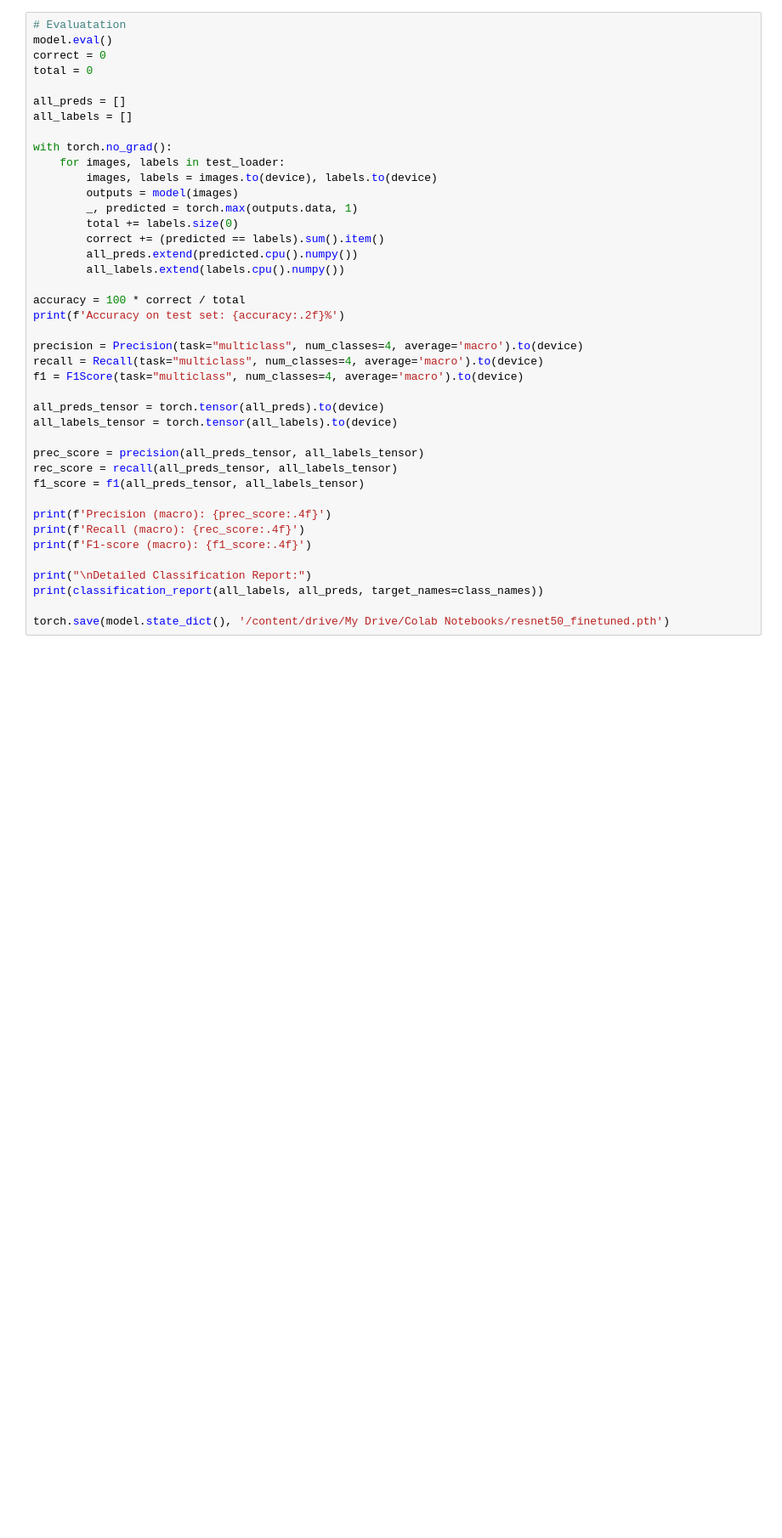
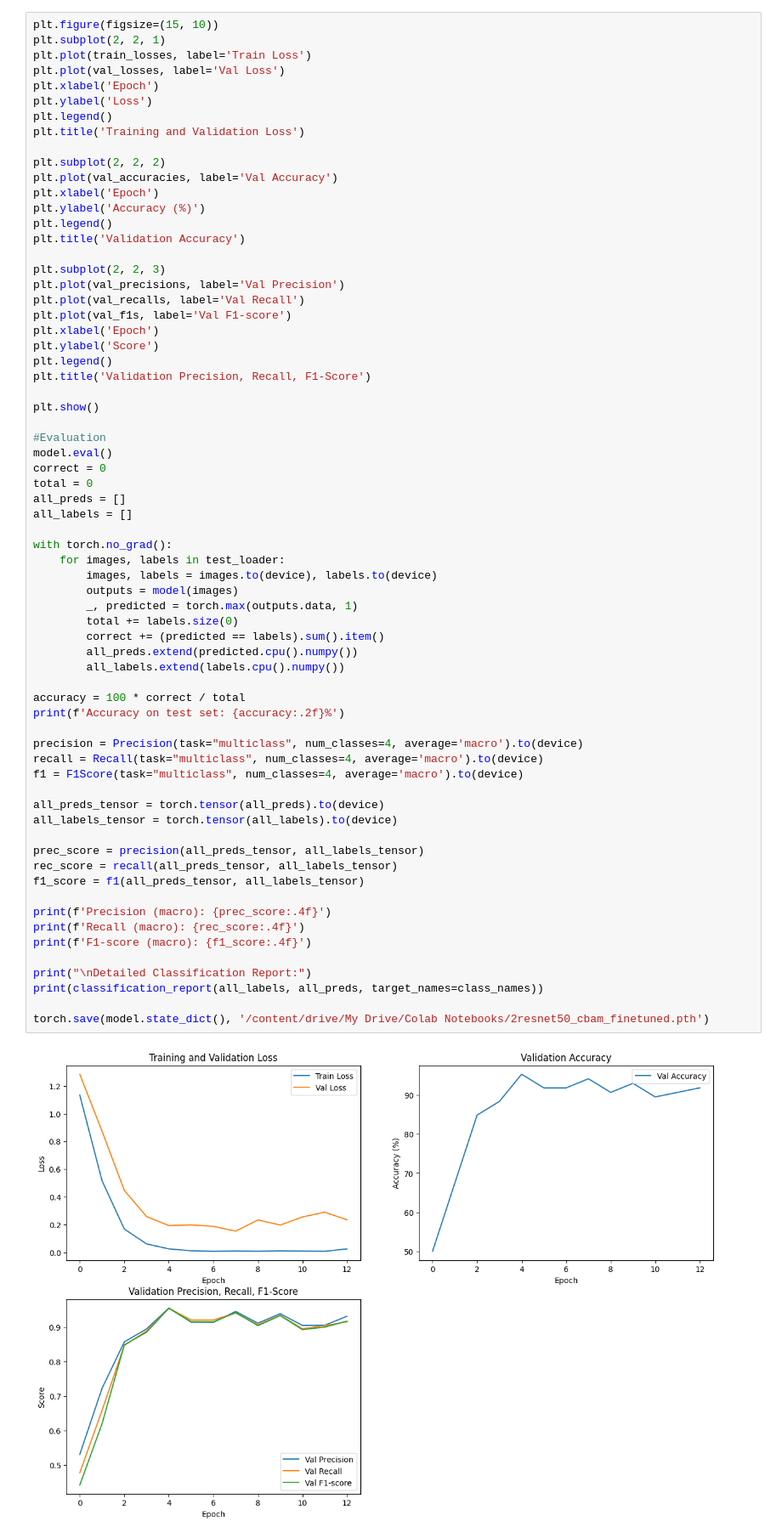
Before and after one commit to iranfromiran/computer-vision-brain-tumor, a Jupyter notebook: ai_brain_tumor.ipynb, the cells around one changed output. Shown: that part at 85% size. Drawn from its saved outputs; the diff is of its cells as text; blank space fills up the shorter version.

```diff
--- a/ai_brain_tumor.ipynb
+++ b/ai_brain_tumor.ipynb
@@ -247,9 +266,35 @@ Training Finished!
 # %%
-# Evaluatation
+plt.figure(figsize=(15, 10))
+plt.subplot(2, 2, 1)
+plt.plot(train_losses, label='Train Loss')
+plt.plot(val_losses, label='Val Loss')
+plt.xlabel('Epoch')
+plt.ylabel('Loss')
+plt.legend()
+plt.title('Training and Validation Loss')
+
+plt.subplot(2, 2, 2)
+plt.plot(val_accuracies, label='Val Accuracy')
+plt.xlabel('Epoch')
+plt.ylabel('Accuracy (%)')
+plt.legend()
+plt.title('Validation Accuracy')
+
+plt.subplot(2, 2, 3)
+plt.plot(val_precisions, label='Val Precision')
+plt.plot(val_recalls, label='Val Recall')
+plt.plot(val_f1s, label='Val F1-score')
+plt.xlabel('Epoch')
+plt.ylabel('Score')
+plt.legend()
+plt.title('Validation Precision, Recall, F1-Score')
+
+plt.show()
+
+#Evaluation
 model.eval()
 correct = 0
 total = 0
-
 all_preds = []
 all_labels = []
 
@@ -258,32 +303,33 @@ with torch.no_grad():
         images, labels = images.to(device), labels.to(device)
         outputs = model(images)
         _, predicted = torch.max(outputs.data, 1)
         total += labels.size(0)
         correct += (predicted == labels).sum().item()
         all_preds.extend(predicted.cpu().numpy())
         all_labels.extend(labels.cpu().numpy())
 
 accuracy = 100 * correct / total
 print(f'Accuracy on test set: {accuracy:.2f}%')
 
 precision = Precision(task="multiclass", num_classes=4, average='macro').to(device)
 recall = Recall(task="multiclass", num_classes=4, average='macro').to(device)
 f1 = F1Score(task="multiclass", num_classes=4, average='macro').to(device)
 
 all_preds_tensor = torch.tensor(all_preds).to(device)
 all_labels_tensor = torch.tensor(all_labels).to(device)
 
 prec_score = precision(all_preds_tensor, all_labels_tensor)
 rec_score = recall(all_preds_tensor, all_labels_tensor)
 f1_score = f1(all_preds_tensor, all_labels_tensor)
 
 print(f'Precision (macro): {prec_score:.4f}')
 print(f'Recall (macro): {rec_score:.4f}')
 print(f'F1-score (macro): {f1_score:.4f}')
 
 print("\nDetailed Classification Report:")
 print(classification_report(all_labels, all_preds, target_names=class_names))
 
-torch.save(model.state_dict(), '/content/drive/My Drive/Colab Notebooks/resnet50_finetuned.pth')
+torch.save(model.state_dict(), '/content/drive/My Drive/Colab Notebooks/2resnet50_cbam_finetuned.pth')
 # %% [output]
+[figure, added]
 Accuracy on test set: 80.61%
```
Also changed, not shown: parts of 11 cells of this notebook.
